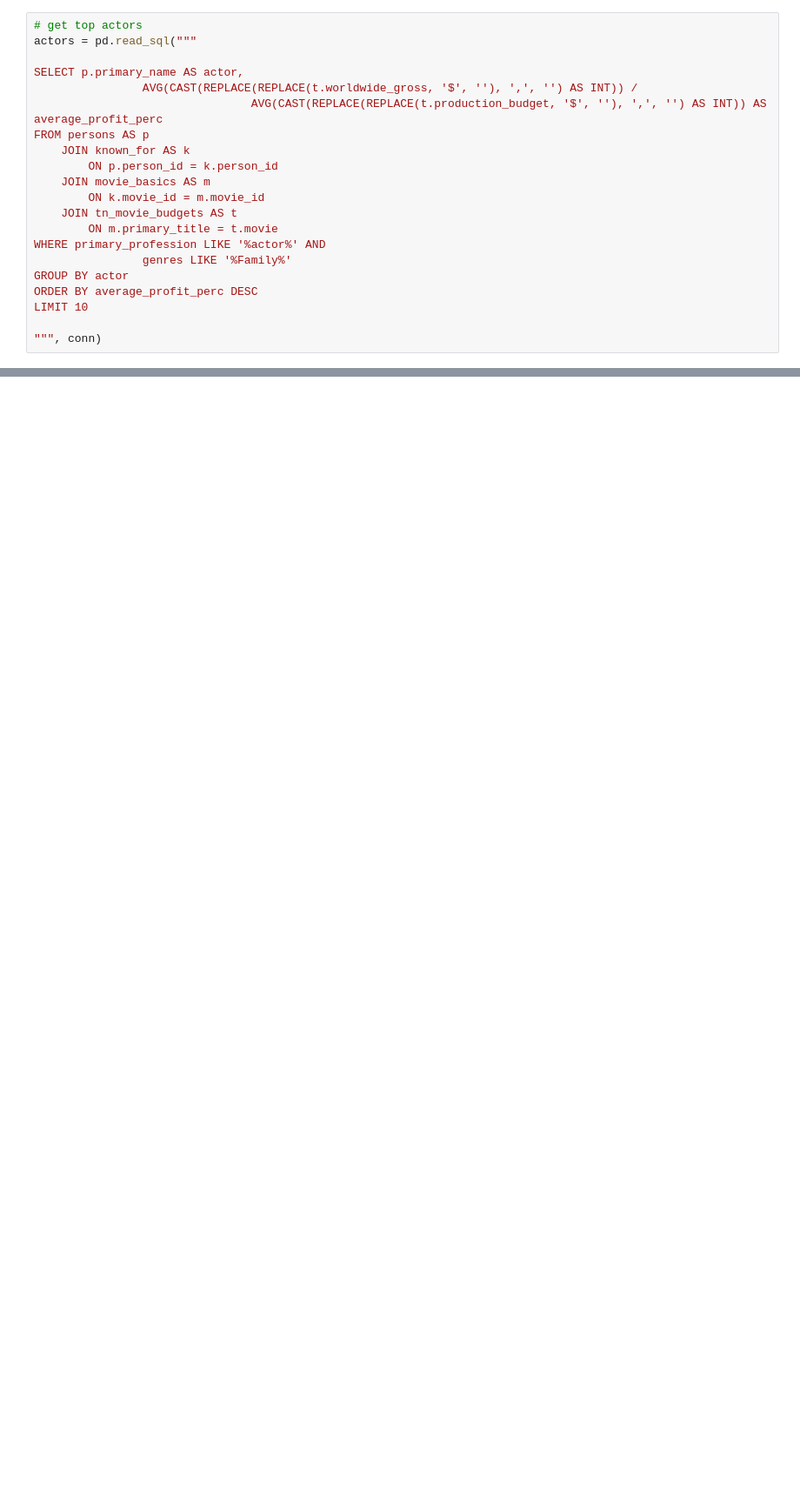
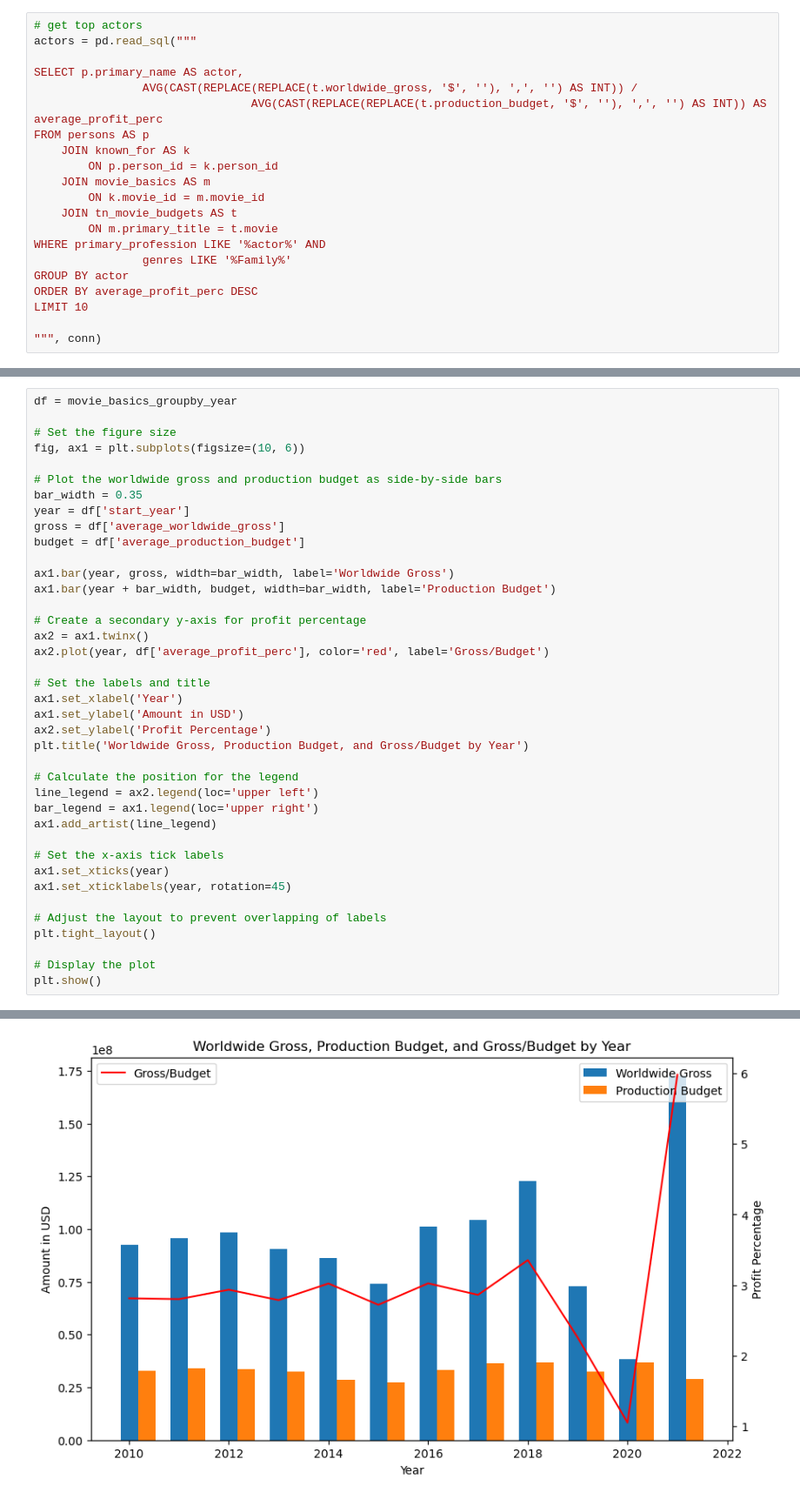
Before and after one commit to nechamab/phase-2-project, a Jupyter notebook: notebooks/finall.ipynb, the cells around one changed output, grey strips where cells are left out. Shown at 87% size. Drawn from its saved outputs; the diff is of its cells as text; blank space fills up the shorter version.

```diff
--- a/notebooks/finall.ipynb
+++ b/notebooks/finall.ipynb
@@ -296,0 +371,40 @@ ax1.set_title('Distribution of Average Profit Percentage for Actors');
+# %%
+df = movie_basics_groupby_year
+
+# Set the figure size
+fig, ax1 = plt.subplots(figsize=(10, 6))
+
+# Plot the worldwide gross and production budget as side-by-side bars
+bar_width = 0.35
+year = df['start_year']
+gross = df['average_worldwide_gross']
+budget = df['average_production_budget']
+
+ax1.bar(year, gross, width=bar_width, label='Worldwide Gross')
+ax1.bar(year + bar_width, budget, width=bar_width, label='Production Budget')
+
+# Create a secondary y-axis for profit percentage
+ax2 = ax1.twinx()
+ax2.plot(year, df['average_profit_perc'], color='red', label='Gross/Budget')
+
+# Set the labels and title
+ax1.set_xlabel('Year')
+ax1.set_ylabel('Amount in USD')
+ax2.set_ylabel('Profit Percentage')
+plt.title('Worldwide Gross, Production Budget, and Gross/Budget by Year')
+
+# Calculate the position for the legend
+line_legend = ax2.legend(loc='upper left')
+bar_legend = ax1.legend(loc='upper right')
+ax1.add_artist(line_legend)
+
+# Set the x-axis tick labels
+ax1.set_xticks(year)
+ax1.set_xticklabels(year, rotation=45)
+
+# Adjust the layout to prevent overlapping of labels
+plt.tight_layout()
+
+# Display the plot
+plt.show()
+# %% [output]
@@ -296,0 +412 @@ ax1.set_title('Distribution of Average Profit Percentage for Actors');
+[figure, added]
```
Also changed, not shown: parts of 21 cells of this notebook.
